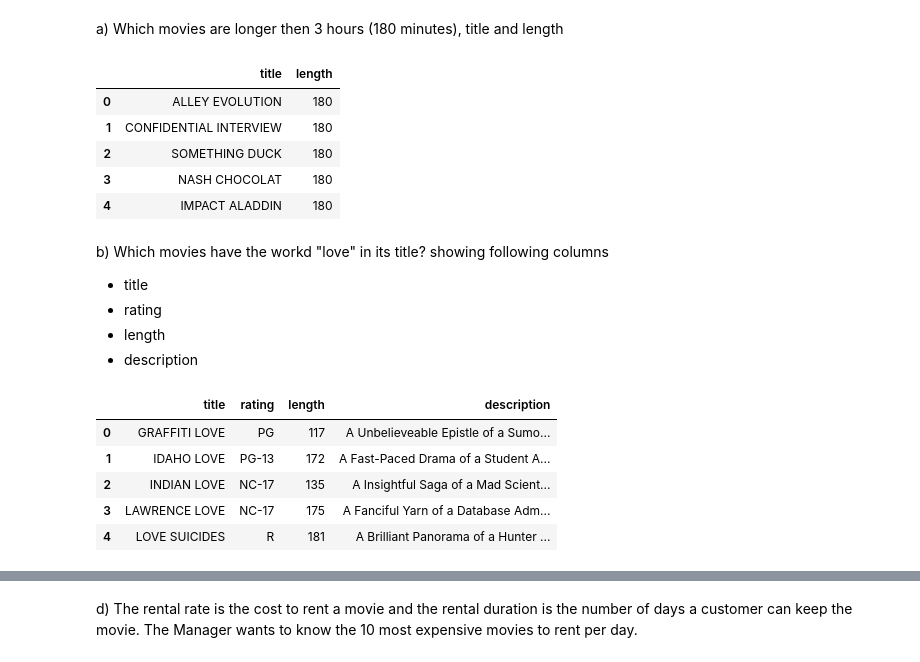
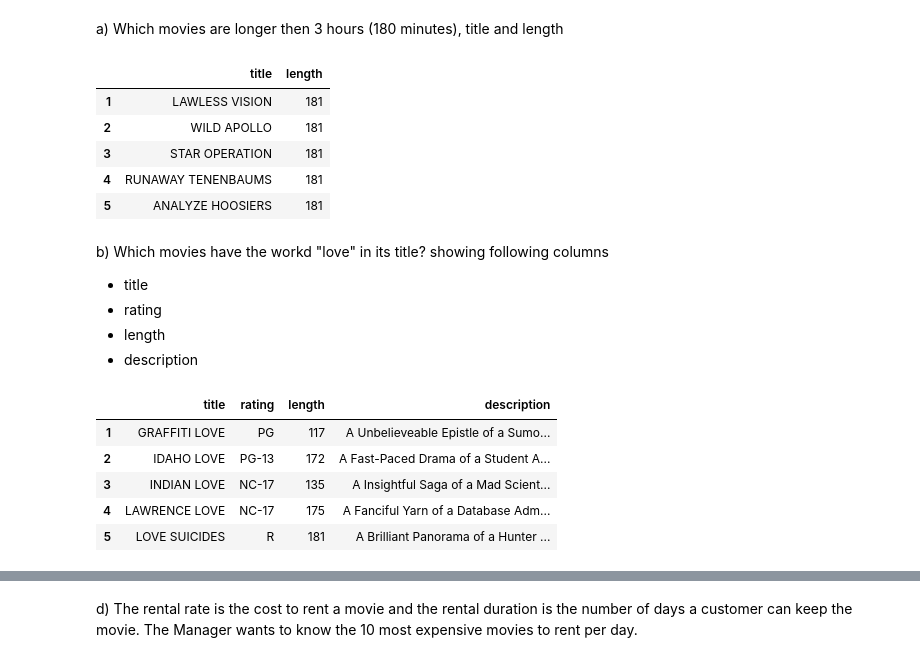
Before and after one commit to FellanNokes/lab_sql_felix_kjellberg, a Jupyter notebook: analysis.ipynb, the cells around one changed output, grey strips where cells are left out. Drawn from its saved outputs; the diff is of its cells as text; code cells hidden in the pictures.

```diff
--- a/analysis.ipynb
+++ b/analysis.ipynb
@@ -19,19 +37,24 @@ with duckdb.connect("data/sakila.duckdb") as conn:
 # %% [markdown]
 a) Which movies are longer then 3 hours (180 minutes), title and length
 # %%
-duckdb.sql("""--sql
-           SELECT title, length
+movies_longer_180_min = duckdb.sql("""--sql
+           SELECT
+           title,
+           length
            FROM film
-           WHERE length >= 180
+           WHERE length > 180
            ORDER BY length
 """).df().head()
+
+movies_longer_180_min.index = movies_longer_180_min.index + 1
+movies_longer_180_min
 # %% [output]
 |  | title | length |
-| 0 | ALLEY EVOLUTION | 180 |
-| 1 | CONFIDENTIAL INTERVIEW | 180 |
-| 2 | SOMETHING DUCK | 180 |
-| 3 | NASH CHOCOLAT | 180 |
-| 4 | IMPACT ALADDIN | 180 |
+| 1 | LAWLESS VISION | 181 |
+| 2 | WILD APOLLO | 181 |
+| 3 | STAR OPERATION | 181 |
+| 4 | RUNAWAY TENENBAUMS | 181 |
+| 5 | ANALYZE HOOSIERS | 181 |
 # %% [markdown]
 b) Which movies have the workd "love" in its title? showing following columns
 - title
@@ -40,7 +63,7 @@ b) Which movies have the workd "love" in its title? showing following columns
 - description
 # %%
 ## I used chatgpt after I wrote one \ first and didn't realize I need two in order for it to escape correctly
-duckdb.sql("""--sql
+love_title = duckdb.sql("""--sql
         SELECT
            title,
            rating,
@@ -50,10 +73,12 @@ duckdb.sql("""--sql
         WHERE
            regexp_matches(title, '\\bLOVE\\b')
 """).df()
+love_title.index = love_title.index + 1
+love_title
 # %% [output]
 |  | title | rating | length | description |
-| 0 | GRAFFITI LOVE | PG | 117 | A Unbelieveable Epistle of a Sumo... |
-| 1 | IDAHO LOVE | PG-13 | 172 | A Fast-Paced Drama of a Student A... |
-| 2 | INDIAN LOVE | NC-17 | 135 | A Insightful Saga of a Mad Scient... |
-| 3 | LAWRENCE LOVE | NC-17 | 175 | A Fanciful Yarn of a Database Adm... |
-| 4 | LOVE SUICIDES | R | 181 | A Brilliant Panorama of a Hunter ... |
+| 1 | GRAFFITI LOVE | PG | 117 | A Unbelieveable Epistle of a Sumo... |
+| 2 | IDAHO LOVE | PG-13 | 172 | A Fast-Paced Drama of a Student A... |
+| 3 | INDIAN LOVE | NC-17 | 135 | A Insightful Saga of a Mad Scient... |
+| 4 | LAWRENCE LOVE | NC-17 | 175 | A Fanciful Yarn of a Database Adm... |
+| 5 | LOVE SUICIDES | R | 181 | A Brilliant Panorama of a Hunter ... |
```
Also changed, not shown: parts of 6 cells of this notebook.
